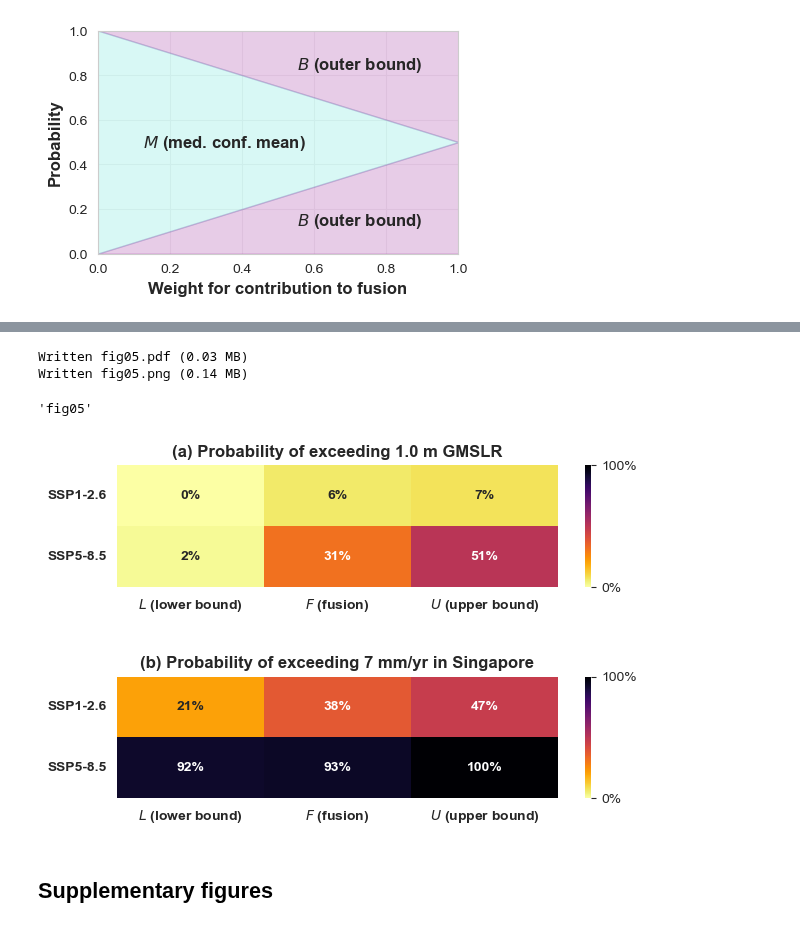
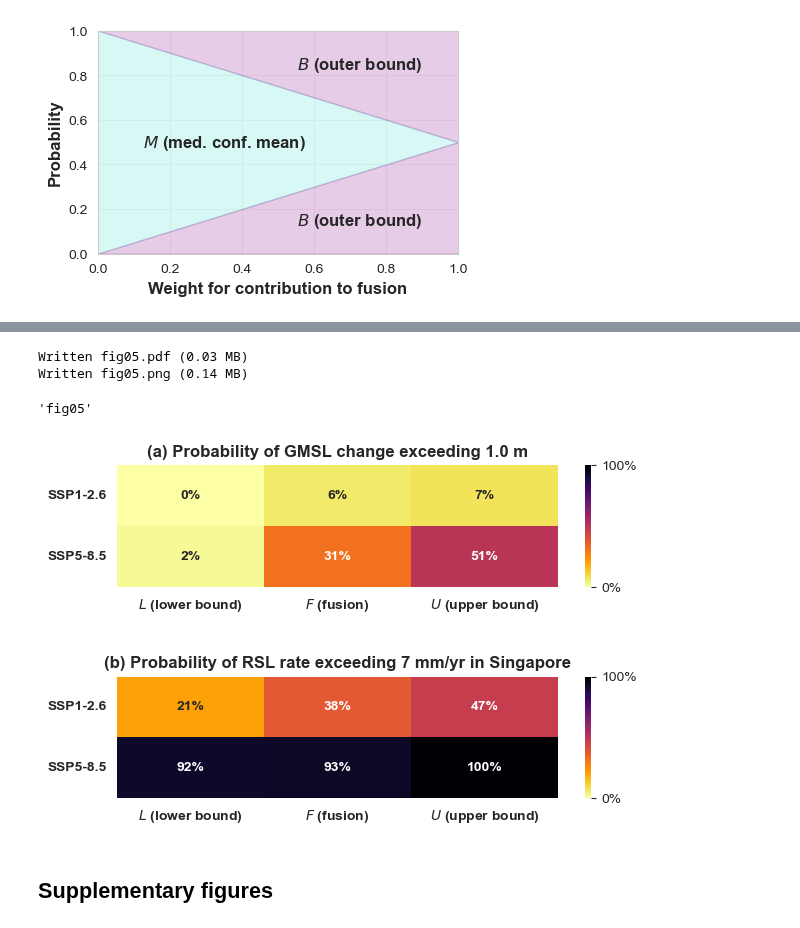
Before and after one commit to grandey/d23a-fusion, a Jupyter notebook: fusion_analysis_d23a.ipynb, the cells around one changed output, grey strips where cells are left out. Drawn from its saved outputs; the diff is of its cells as text; code cells hidden in the pictures.

```diff
--- a/fusion_analysis_d23a.ipynb
+++ b/fusion_analysis_d23a.ipynb
@@ -80,27 +80,27 @@ Written fig04.png (0.12 MB)
 # %%
 # SSP5 vs SSP1 heatmap tables for probability of exceeding (a) 0.86 m and (b) 7 mm/yr
 fig, axs = plt.subplots(3, 1, height_ratios=[2, 0.1, 2], figsize=(6.5, 4.1), tight_layout=True)
 # (a) 1.5 m
 ax = axs[0]
 threshold = 1.0
 _ = d23a.plot_exceedance_heatmap(threshold=threshold, workflows=('lower', 'fusion_1e+2e', 'upper'), rate=False,
                                  scenarios=('ssp126', 'ssp585'), year=2100, gauge=None, ax=ax)
-ax.set_title(f'(a) Probability of exceeding {threshold:.1f} m GMSLR')
+ax.set_title(f'(a) Probability of GMSL change exceeding {threshold:.1f} m')
 # Empty plot to create space (following issues with subplot_adjust, pad etc)
 axs[1].axis('off')
 # (b) 7 mm/yr
 ax = axs[2]
 threshold = 7
 _ = d23a.plot_exceedance_heatmap(threshold=threshold, workflows=('lower', 'fusion_1f+2f', 'upper'), rate=True,
                                  scenarios=('ssp126', 'ssp585'), year=2100, gauge='TANJONG_PAGAR', ax=ax)
-ax.set_title(f'(b) Probability of exceeding {threshold:.0f} mm/yr in Singapore')
+ax.set_title(f'(b) Probability of RSL rate exceeding {threshold:.0f} mm/yr in Singapore')
 # Save
 d23a.name_save_fig(fig)
 # %% [output]
 Written fig05.pdf (0.03 MB)
 Written fig05.png (0.14 MB)
 'fig05'
-[figure, old version]
+[figure, new version]
 # %% [markdown]
 ## Supplementary figures
 # %%
```
Also changed, not shown: parts of 6 cells of this notebook, 8 other files.
